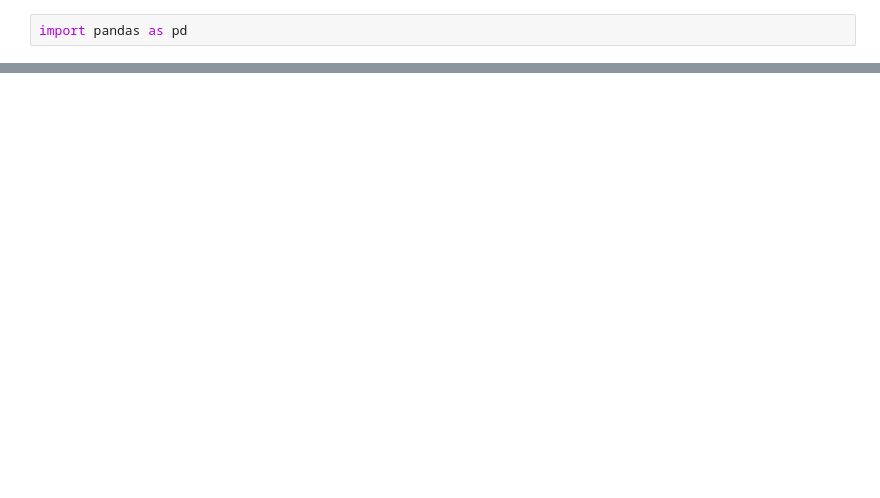
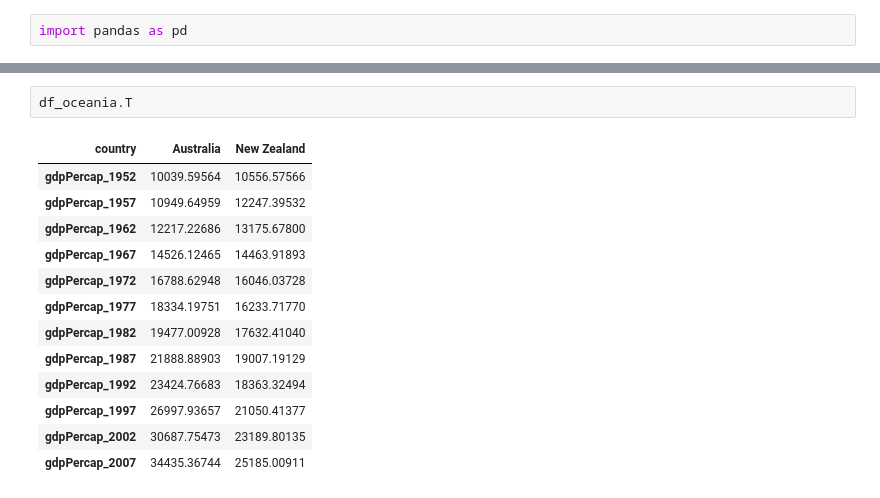
Before and after one commit to jenna-jordan/python-practice, a Jupyter notebook: notebook.ipynb, the cells around one changed output, grey strips where cells are left out. Cells and saved outputs as stored; diff of their text form; blank space fills up the shorter version.

```diff
--- a/notebook.ipynb
+++ b/notebook.ipynb
@@ -27,0 +49,16 @@ df_oceania
+# %%
+df_oceania.T
+# %% [output]
+| country | Australia | New Zealand |
+| gdpPercap_1952 | 10039.59564 | 10556.57566 |
+| gdpPercap_1957 | 10949.64959 | 12247.39532 |
+| gdpPercap_1962 | 12217.22686 | 13175.67800 |
+| gdpPercap_1967 | 14526.12465 | 14463.91893 |
+| gdpPercap_1972 | 16788.62948 | 16046.03728 |
+| gdpPercap_1977 | 18334.19751 | 16233.71770 |
+| gdpPercap_1982 | 19477.00928 | 17632.41040 |
+| gdpPercap_1987 | 21888.88903 | 19007.19129 |
+| gdpPercap_1992 | 23424.76683 | 18363.32494 |
+| gdpPercap_1997 | 26997.93657 | 21050.41377 |
+| gdpPercap_2002 | 30687.75473 | 23189.80135 |
+| gdpPercap_2007 | 34435.36744 | 25185.00911 |
```
Also changed, not shown: parts of 21 cells of this notebook.
